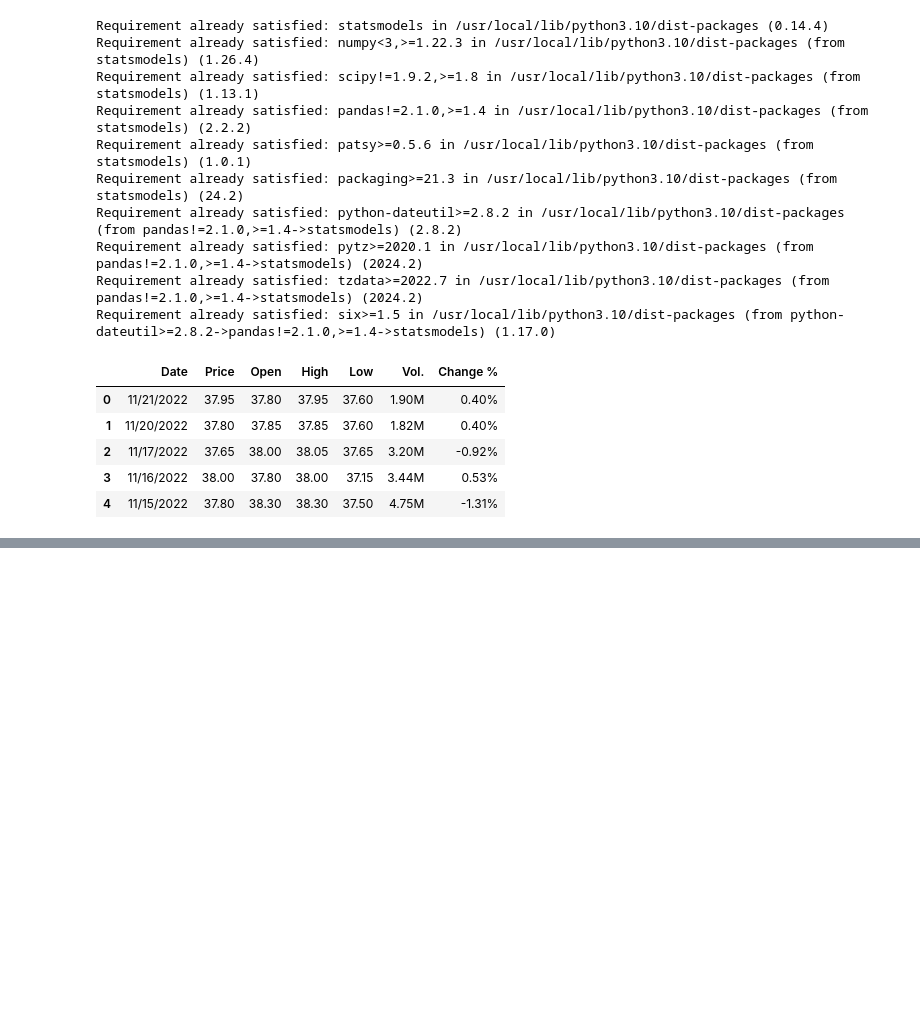
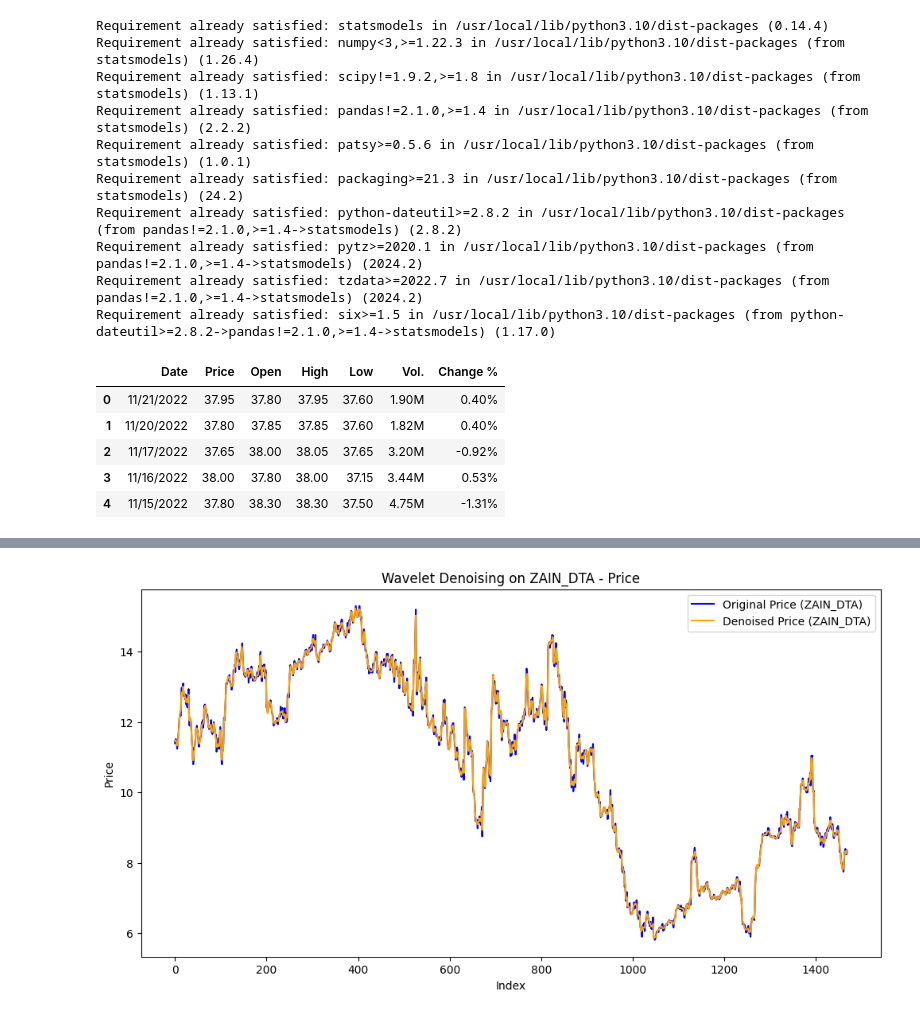
Before and after one commit to aswink71/Time-Series-Project, a Jupyter notebook: Untitled13.ipynb, the cells around one changed output, grey strips where cells are left out. Cells and saved outputs as stored; diff of their text form; code cells hidden in the pictures; blank space fills up the shorter version.

```diff
--- a/Untitled13.ipynb
+++ b/Untitled13.ipynb
@@ -69,0 +268,12 @@ STC_DTA.head()
+# %%
+# Visualize original vs denoised data for the "Price" column in ZAIN_DTA
+mtpl.figure(figsize=(12, 6))
+mtpl.plot(ZAIN_DTA['Price'], label='Original Price (ZAIN_DTA)', color='blue')
+mtpl.plot(ZAIN_DTA_denoised['Price'], label='Denoised Price (ZAIN_DTA)', color='orange')
+mtpl.title('Wavelet Denoising on ZAIN_DTA - Price')
+mtpl.xlabel('Index')
+mtpl.ylabel('Price')
+mtpl.legend()
+mtpl.show()
+# %% [output]
+[figure, added]
```
Also changed, not shown: parts of 26 cells of this notebook.
